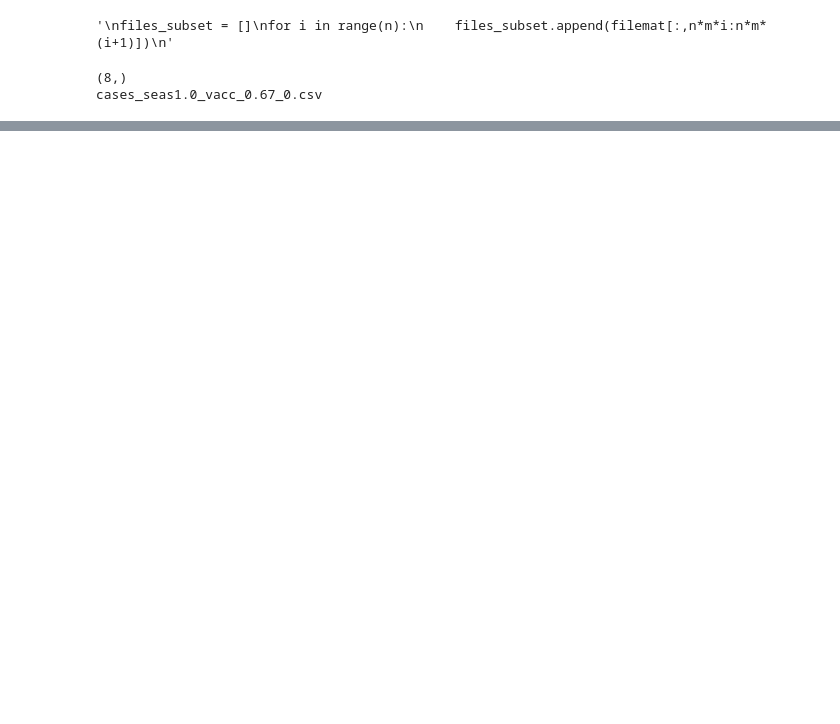
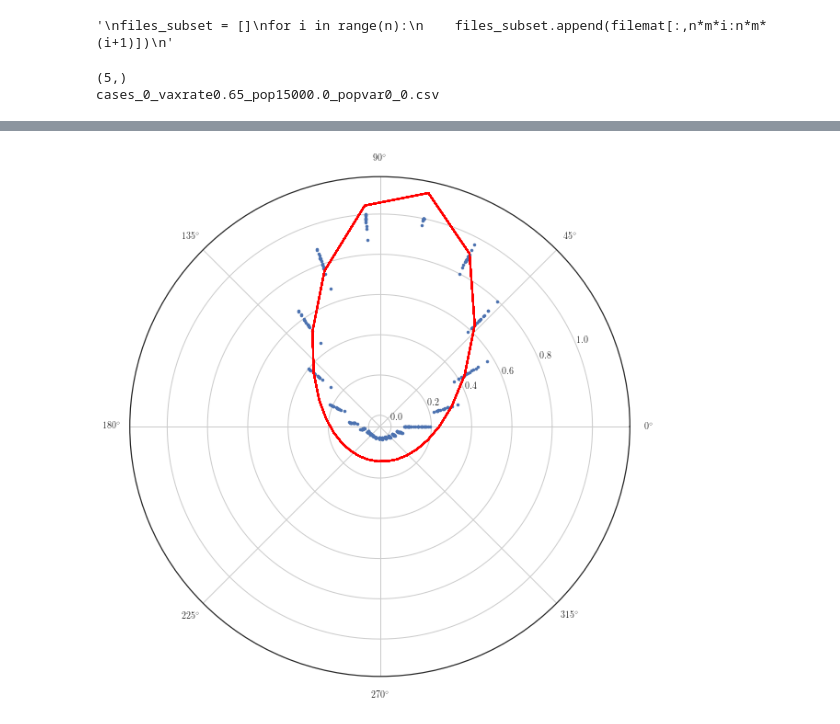
Before and after one commit to lmaesampson/MetaPop, a Jupyter notebook: Code/PostProcLoop.ipynb, the cells around one changed output, grey strips where cells are left out. Saved outputs shown, nothing was run; the diff lists cells and outputs as text; code cells hidden in the pictures; blank space fills up the shorter version.

```diff
--- a/Code/PostProcLoop.ipynb
+++ b/Code/PostProcLoop.ipynb
@@ -187,7 +188,7 @@ def etinystep(x):
 #for each of the parameters you've looped over (need to tell it n and m)You'll need to set up the filenames so that
 #they actually go in the order you want.
 #to make filelist: ls -1 *.csv | sort -t'_' -n -k2 > filelist.txt
-filenames = pd.read_csv('timeseries/seasonality/filelist_seas1.0.txt',delim_whitespace=True,header=None)
+filenames = pd.read_csv('Heather/mrate5-v0/filelist0.txt',delim_whitespace=True,header=None)
 n = 8  #points along first parameter
 m = 1  #points along second parameter
 # %%
@@ -230,33 +236,46 @@ files = filemat.copy()
 print np.shape(files)
 print files[0]
 # %% [output]
-(8,)
-cases_seas1.0_vacc_0.67_0.csv
+(5,)
+cases_0_vaxrate0.65_pop15000.0_popvar0_0.csv
 # %%
 #This loop reads through all of the files and calculates the output variable, storing it in the plotmat matrix.
+m = 1
+n = 1
 for i in range(n):
     print i
     for j in range(m):
+        print j
         #Read in data file
-        filenum = i*m+j%m    #This was a bug before - it was i*n
-        print files[filenum]
+        #filenum = i*m+j%m    #This was a bug before - it was i*n
+        #print files[filenum]
 
         #Ifile = pd.read_csv('../Sims/test2/'+files[filenum,0], delim_whitespace=True,header=0)
+        Ifile = pd.read_csv('Test/cases_5_vaxrate0.75_pop15000.0_popvar0_0.csv', delim_whitespace=True,header=0)
         #Sfile = pd.read_csv('../Sims/test2/'+files[filenum,1], delim_whitespace=True,header=0)
         #Rfile = pd.read_csv('../Sims/test2/'+files[filenum,2], delim_whitespace=True, header=0)
         #Vfile = pd.read_csv('../Sims/test2/'+files[filenum,3], delim_whitespace=True,header=0)
 
-        Ifile = pd.read_csv('timeseries/seasonality/'+files[filenum], delim_whitespace=True, header=0)
+        BGfile = pd.read_csv('Heather/mrate5-v0/seas0-vax65-m5-v0.csv', delim_whitespace=True,header=0)
+        BGdata = BGfile.values#[-1000:]
+
+        #Idata_all = np.zeros(np.shape(BGdata))
+        #for mm in range(4):
+         #   Ifile = pd.read_csv('Heather/mrate5-v0/'+files[mm], delim_whitespace=True, header=0)
+          #  Idata = Ifile.values#[-1000:]
+          #  Idata_all += Idata/5.
+
+        #Idata_all += BGdata
 
         Idata_all = Ifile.values
-        Sdata_all = Sfile.values
-        Rdata_all = Rfile.values
-        Vdata_all = Vfile.values
+        #Sdata_all = Sfile.values
+        #Rdata_all = Rfile.values
+        #Vdata_all = Vfile.values
 
         Idata_all = Idata_all.astype(float)
-        Sdata_all = Sdata_all.astype(float)
-        Rdata_all = Rdata_all.astype(float)
-        Vdata_all = Vdata_all.astype(float)
+        #Sdata_all = Sdata_all.astype(float)
+        #Rdata_all = Rdata_all.astype(float)
+        #Vdata_all = Vdata_all.astype(float)
 
         tsteps = len(Idata_all[:,0])
         npatch = len(Idata_all[0,:])
@@ -265,9 +284,9 @@ for i in range(n):
         burnin = int(burnin)
 
         Idata = Idata_all[burnin:,:]
-        Sdata = Sdata_all[burnin:,:]
-        Rdata = Rdata_all[burnin:,:]
-        Vdata = Vdata_all[burnin:,:]
+        #Sdata = Sdata_all[burnin:,:]
+        #Rdata = Rdata_all[burnin:,:]
+        #Vdata = Vdata_all[burnin:,:]
 
         '''print j
         if (j-5)%10==0:
@@ -447,18 +466,22 @@ for i in range(n):
             dates = (dates)%fold     #Wrap the data every fold steps
             angle = 2.*np.pi*((dates)/float(fold-1))
 
+
             #select the 'nyear' final years of data set
             nyear = 15
             r = Idata_norm[-nyear*24:]
-            r += 0.01
+            r += 0.00
             t = angle[-nyear*24:]
 
+            figure(figsize=(10,10))
+            plt.polar(t,r,'.')  #Theta goes first in polar plots!
+
             #starting point/likelihood for the chain
-            p0 = np.array([0.,0.5,0.])
+            p0 = np.array([0.0,0.5,0.0])
             like0 = eLike(p0,t,r)
 
             params = p0.copy()
-            Nstep = 15000  #number of steps for the MCMC
+            Nstep = 3500  #number of steps for the MCMC
 
             chain = []
             chain.append(p0)
@@ -507,6 +530,13 @@ for i in range(n):
             e = np.mean(chain[-navg:,0])#/np.std(chain[-5000:,0])
             se = np.std(chain[-navg:,0])
             a = np.mean(chain[-navg:,1])
+            phi = np.mean(chain[-navg:,2])
+
+            recc = a*(1.-e*e)/(1.-e*np.cos(t-phi))
+            plt.polar(t,recc,'r-')
+
+            print e, se
+
             plotmat[i,j] = e
 
         if toplot=='smeanecc': #eccentricity of ellipse fitted to polar data of timeseries sum of patches
@@ -526,13 +556,13 @@ for i in range(n):
             angle = 2.*np.pi*((dates)/float(fold-1))
 
             #select the 'nyear' final years of data set
-            nyear = 15
+            nyear = 40
             r = Idata_norm[-nyear*24:]
             r += 0.01
             t = angle[-nyear*24:]
 
             #starting point/likelihood for the chain
-            p0 = np.array([0.,0.5,0.])
+            p0 = np.array([0.5,0.5,0.5])
             like0 = eLike(p0,t,r)
 
             params = p0.copy()
@@ -613,7 +643,7 @@ for i in range(n):
             like0 = eLike(p0,t,r)
 
             params = p0.copy()
-            Nstep = 10000  #number of steps for the MCMC
+            Nstep = 15000  #number of steps for the MCMC
 
             chain = []
             chain.append(p0)
@@ -658,5 +688,7 @@ for i in range(n):
             a = np.mean(chain[-1000:,1]) #semimajor axis
 
             plotmat[i,j] = a
+
+#plt.savefig('ellipsefit_vacc0.75.png')
 # %% [output]
 0
@@ -677,0 +697 @@ cases_seas1.0_vacc_0.98_0.csv
+[figure, added]
```
Also changed, not shown: parts of 9 cells of this notebook.
